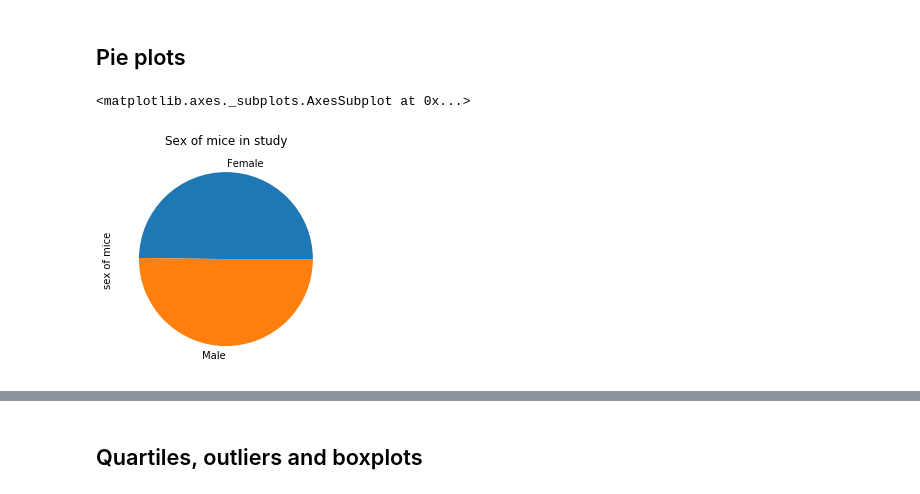
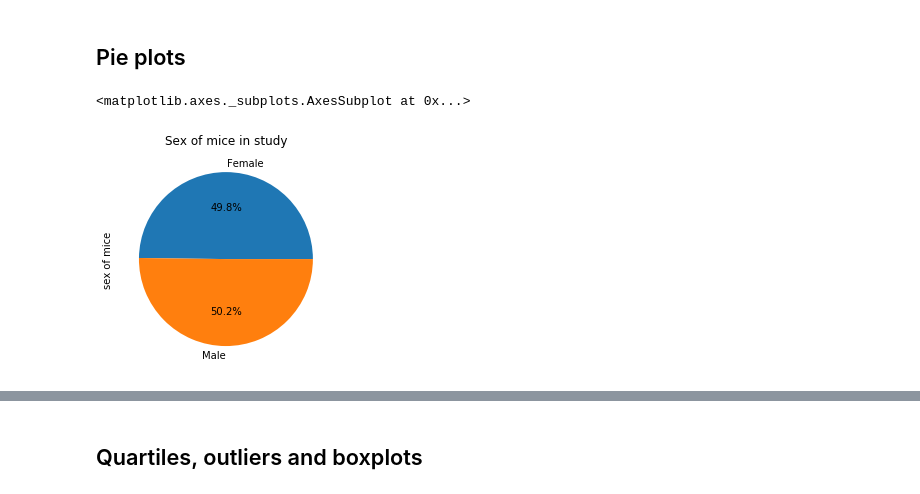
Before and after one commit to seanwayland/matplotlibpractice, a Jupyter notebook: pymaceuticals_starter.ipynb, the cells around one changed output, grey strips where cells are left out. Cells and saved outputs as stored; diff of their text form; code cells hidden in the pictures.

```diff
--- a/pymaceuticals_starter.ipynb
+++ b/pymaceuticals_starter.ipynb
@@ -104,15 +96,15 @@ Text(0.5, 1.0, 'Data Points by Drug Regimen')
 # %%
 # Generate a pie plot showing the distribution of female versus male mice using pandas
 SexCount = mouse_metadata.groupby("Sex").count()
 SexCount['sex of mice'] = SexCount['Mouse ID']
 
 #print(SexCount)
-plot = SexCount.plot.pie(y='sex of mice', legend=False)
+plot = SexCount.plot.pie(y='sex of mice', legend=False, autopct='%0.1f%%')
 plot.set_title('Sex of mice in study')
 plot
 # %% [output]
 <matplotlib.axes._subplots.AxesSubplot at 0x...>
-[figure, old version]
+[figure, new version]
 # %%
 # Generate a pie plot showing the distribution of female versus male mice using pyplot
 fig1, ax1 = plt.subplots()
```
Also changed, not shown: parts of 5 cells of this notebook.
